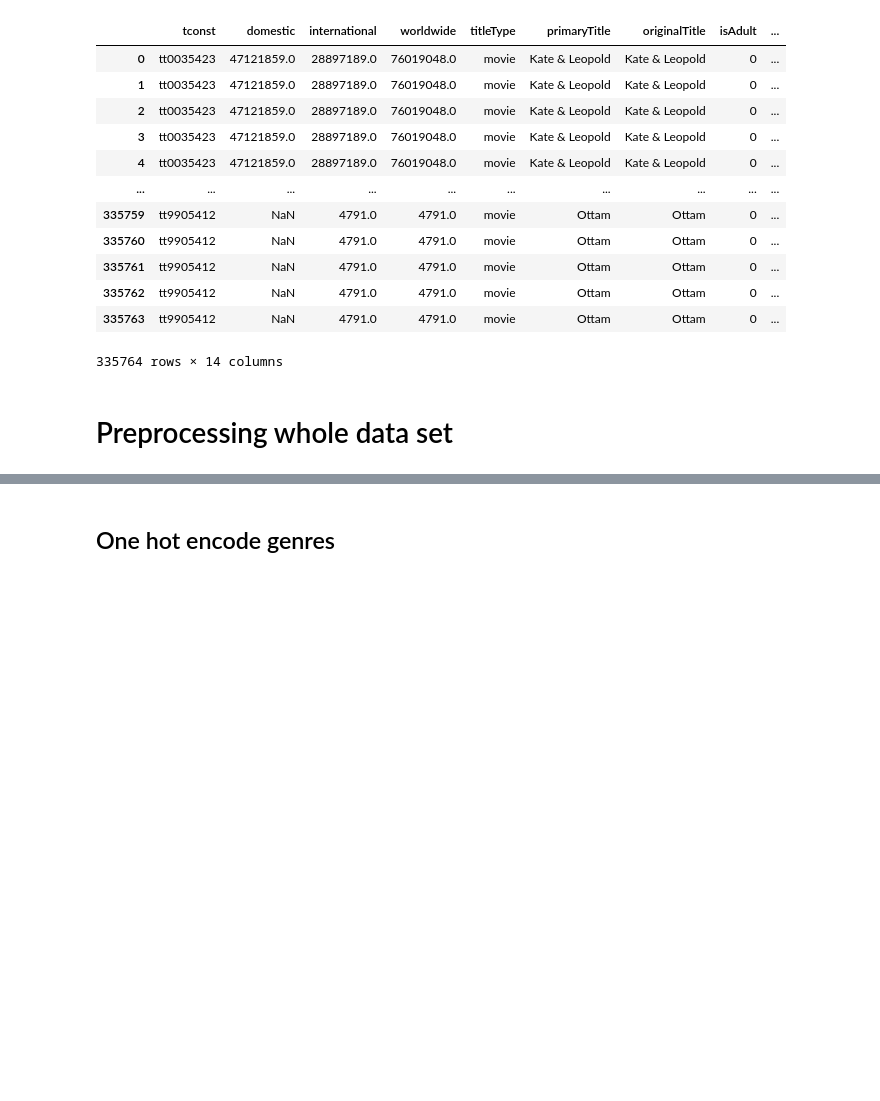
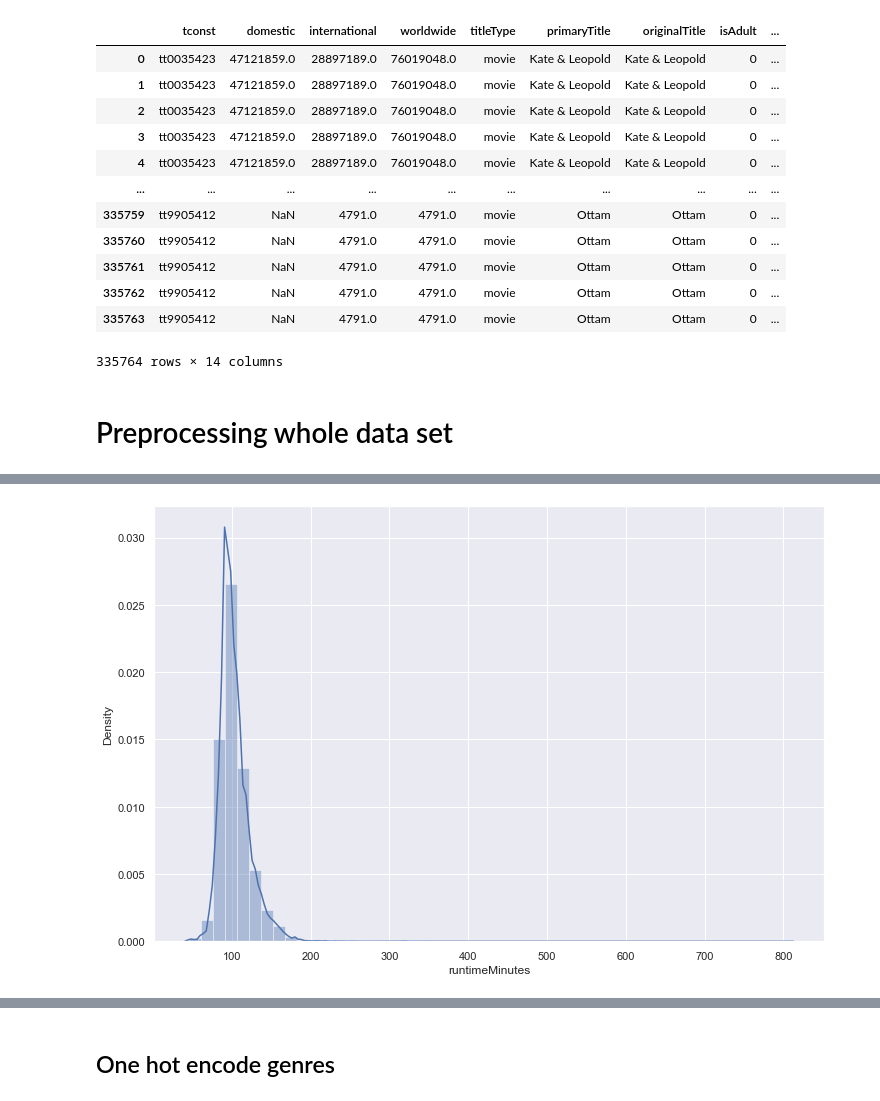
Before and after one commit to moerfii/BigDataAnalytics, a Jupyter notebook: BigDataAnalytics.ipynb, the cells around one changed output, grey strips where cells are left out. Saved outputs shown, nothing was run; the diff lists cells and outputs as text; code cells hidden in the pictures; blank space fills up the shorter version.

```diff
--- a/BigDataAnalytics.ipynb
+++ b/BigDataAnalytics.ipynb
@@ -242,0 +363,6 @@ df
+# %%
+plt.figure(figsize=(12,8))
+sns.distplot(boxoffice_df['runtimeMinutes'])
+plt.show()
+# %% [output]
+[figure, added]
```
Also changed, not shown: parts of 16 cells of this notebook.
